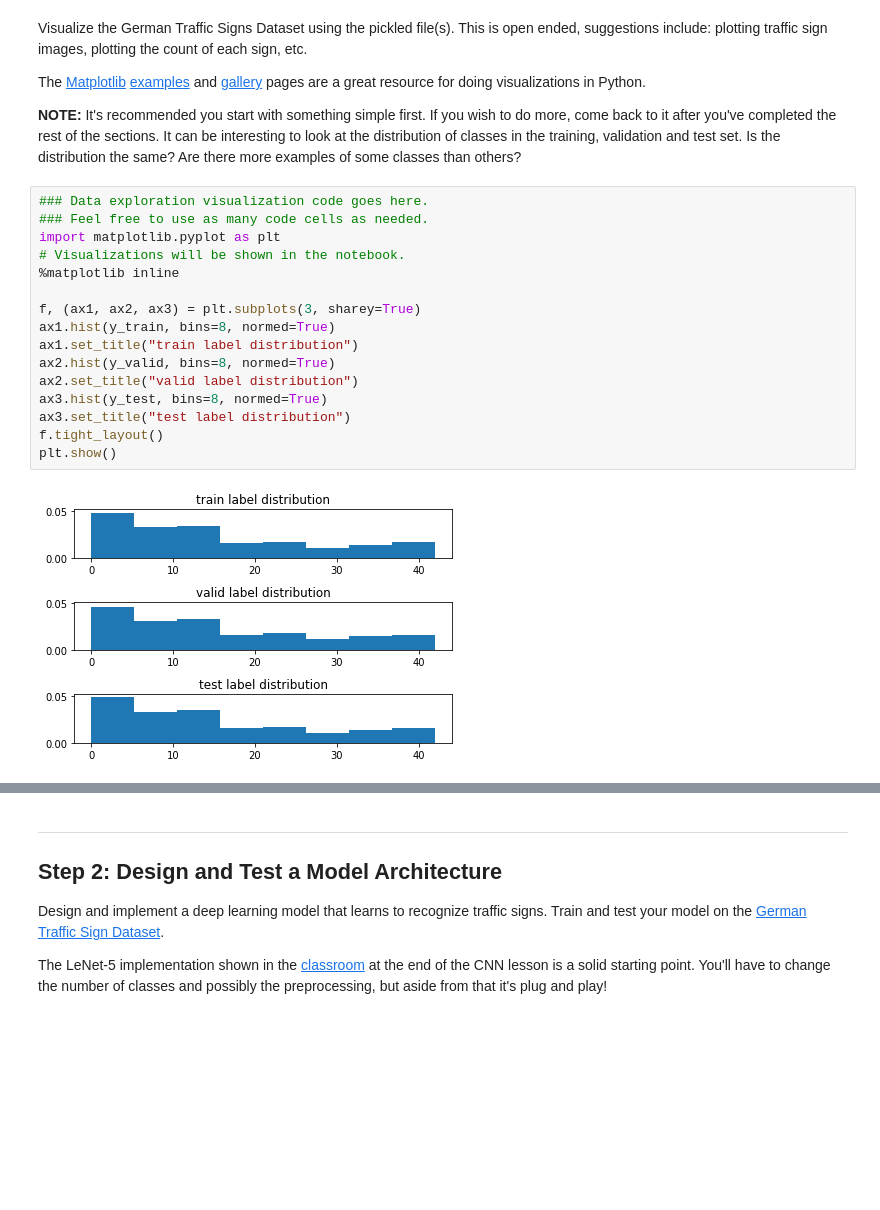
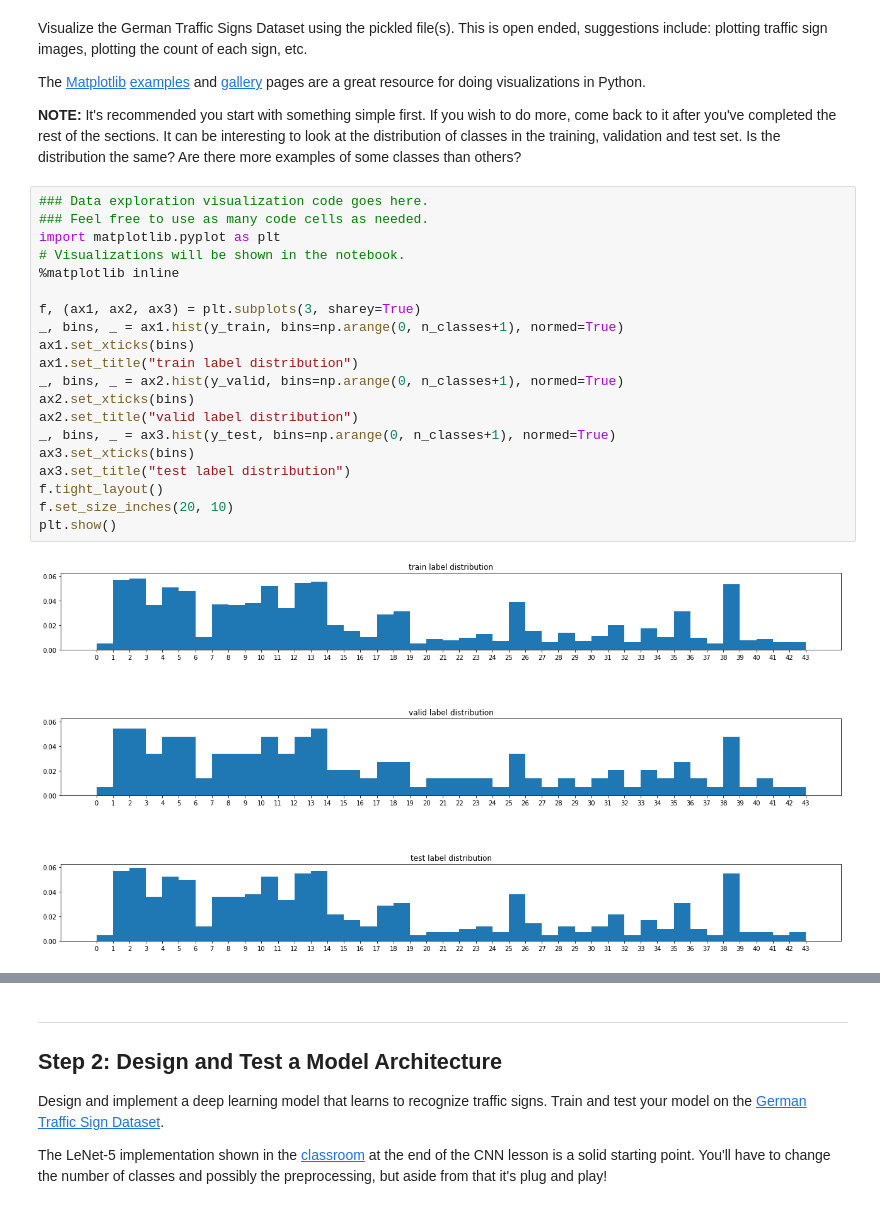
Before and after one commit to p-tricky/CarND-Traffic-Sign-Classifier-Project, a Jupyter notebook: Traffic_Sign_Classifier.ipynb, the cells around one changed output, grey strips where cells are left out. Saved outputs shown, nothing was run; the diff lists cells and outputs as text; blank space fills up the shorter version.

```diff
--- a/Traffic_Sign_Classifier.ipynb
+++ b/Traffic_Sign_Classifier.ipynb
@@ -94,18 +94,22 @@ The [Matplotlib](http://matplotlib.org/) [examples](http://matplotlib.org/exampl
 # %%
 ### Data exploration visualization code goes here.
 ### Feel free to use as many code cells as needed.
 import matplotlib.pyplot as plt
 # Visualizations will be shown in the notebook.
 %matplotlib inline
 
 f, (ax1, ax2, ax3) = plt.subplots(3, sharey=True)
-ax1.hist(y_train, bins=8, normed=True)
+_, bins, _ = ax1.hist(y_train, bins=np.arange(0, n_classes+1), normed=True)
+ax1.set_xticks(bins)
 ax1.set_title("train label distribution")
-ax2.hist(y_valid, bins=8, normed=True)
+_, bins, _ = ax2.hist(y_valid, bins=np.arange(0, n_classes+1), normed=True)
+ax2.set_xticks(bins)
 ax2.set_title("valid label distribution")
-ax3.hist(y_test, bins=8, normed=True)
+_, bins, _ = ax3.hist(y_test, bins=np.arange(0, n_classes+1), normed=True)
+ax3.set_xticks(bins)
 ax3.set_title("test label distribution")
 f.tight_layout()
+f.set_size_inches(20, 10)
 plt.show()
 # %% [output]
-[figure, old version]
+[figure, new version]
```
Also changed, not shown: parts of 9 cells of this notebook.
